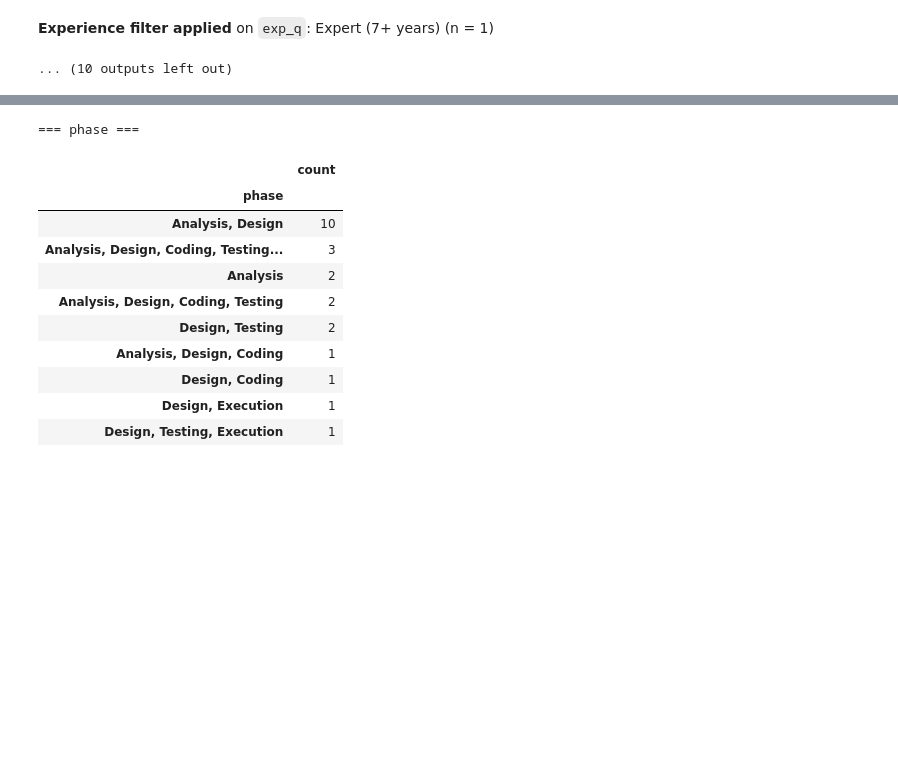
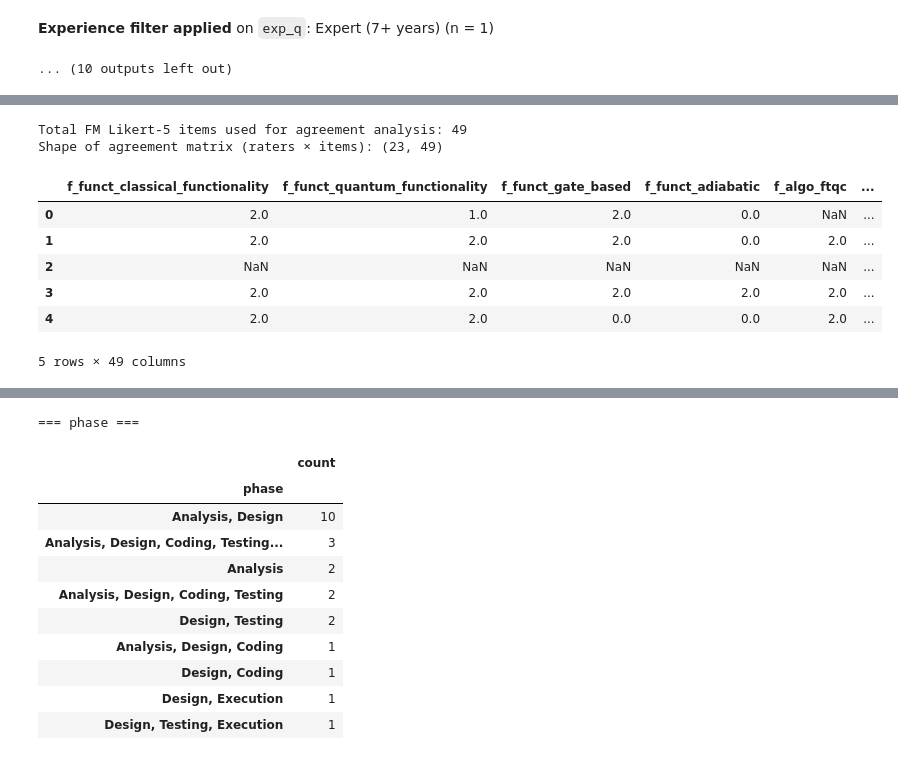
Before and after one commit to ricpdc/QSPL-Survey, a Jupyter notebook: QSE_Survey_Analysis_Colab.ipynb, the cells around one changed output, grey strips where cells are left out. Saved outputs shown, nothing was run; the diff lists cells and outputs as text; code cells hidden in the pictures; blank space fills up the shorter version.

```diff
--- a/QSE_Survey_Analysis_Colab.ipynb
+++ b/QSE_Survey_Analysis_Colab.ipynb
@@ -1512,0 +2038,55 @@ combined_raw_expert, combined_pretty_expert = screen_valid_for_users_by_groups_w
+# %%
+import numpy as np
+import pandas as pd
+
+# 1) Collect all Feature Model Likert-5 columns from the 'groups' structure
+all_fm_cols = []
+for _, cols in groups.items():
+    all_fm_cols.extend(cols)
+
+# Keep only those that actually exist in df (defensive)
+all_fm_cols = [c for c in all_fm_cols if c in df.columns]
+
+print("Total FM Likert-5 items used for agreement analysis:", len(all_fm_cols))
+
+# 2) Recode Likert-5 into 3-category agreement scale:
+#    0 = disagreement (1–2)
+#    1 = neutral      (3)
+#    2 = agreement    (4–5)
+#    0 or NaN in the original (DK/NA) => NaN here
+def recode_likert_to_agreement(s: pd.Series) -> pd.Series:
+    s_num = pd.to_numeric(s, errors="coerce")
+    out = pd.Series(index=s_num.index, dtype="float")
+
+    # DK/NA or invalid => NaN
+    out[:] = np.nan
+
+    # Disagreement: 1–2
+    out[(s_num == 1) | (s_num == 2)] = 0
+
+    # Neutral: 3
+    out[s_num == 3] = 1
+
+    # Agreement: 4–5
+    out[(s_num == 4) | (s_num == 5)] = 2
+
+    return out
+
+# Build the recoded DataFrame
+df_fm_agreement = pd.DataFrame(index=df.index)
+
+for col in all_fm_cols:
+    df_fm_agreement[col] = recode_likert_to_agreement(df[col])
+
+print("Shape of agreement matrix (raters × items):", df_fm_agreement.shape)
+display(df_fm_agreement.head())
+# %% [output]
+Total FM Likert-5 items used for agreement analysis: 49
+Shape of agreement matrix (raters × items): (23, 49)
+|  | f_funct_classical_functionality | f_funct_quantum_functionality | f_funct_gate_based | f_funct_adiabatic | f_algo_ftqc | ... |
+| 0 | 2.0 | 1.0 | 2.0 | 0.0 | NaN | ... |
+| 1 | 2.0 | 2.0 | 2.0 | 0.0 | 2.0 | ... |
+| 2 | NaN | NaN | NaN | NaN | NaN | ... |
+| 3 | 2.0 | 2.0 | 2.0 | 2.0 | 2.0 | ... |
+| 4 | 2.0 | 2.0 | 0.0 | 0.0 | 2.0 | ... |
+5 rows × 49 columns
```
Also changed, not shown: parts of 31 cells of this notebook.
